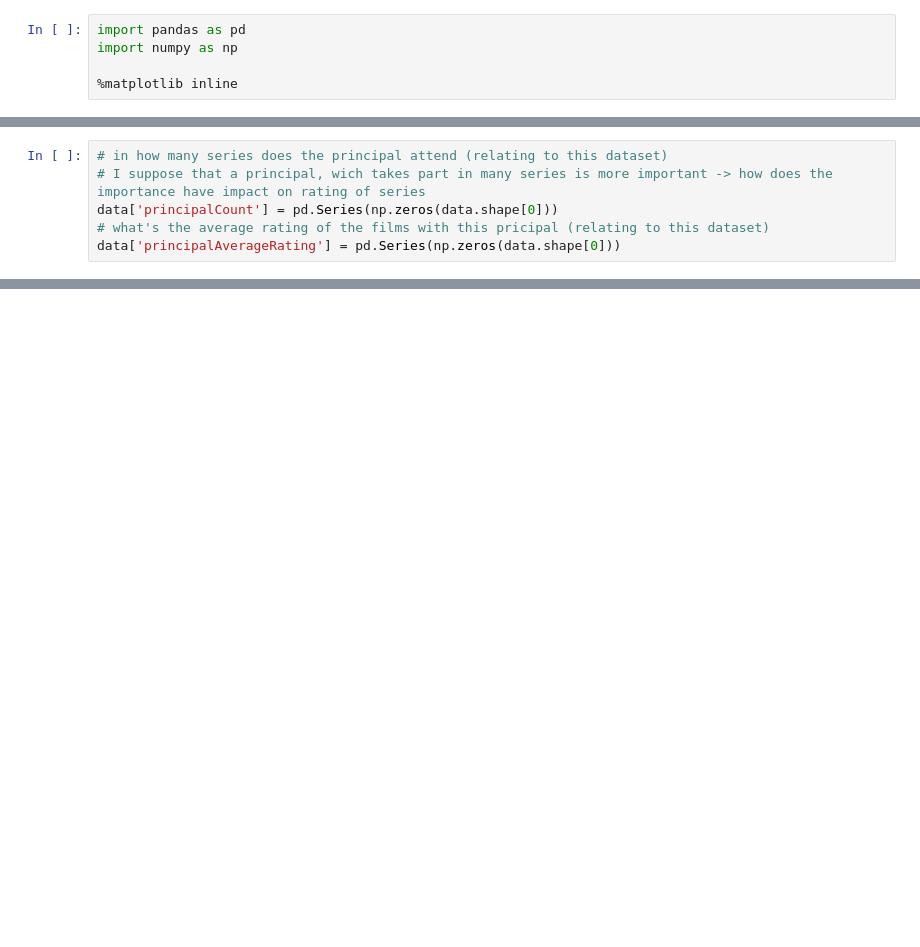
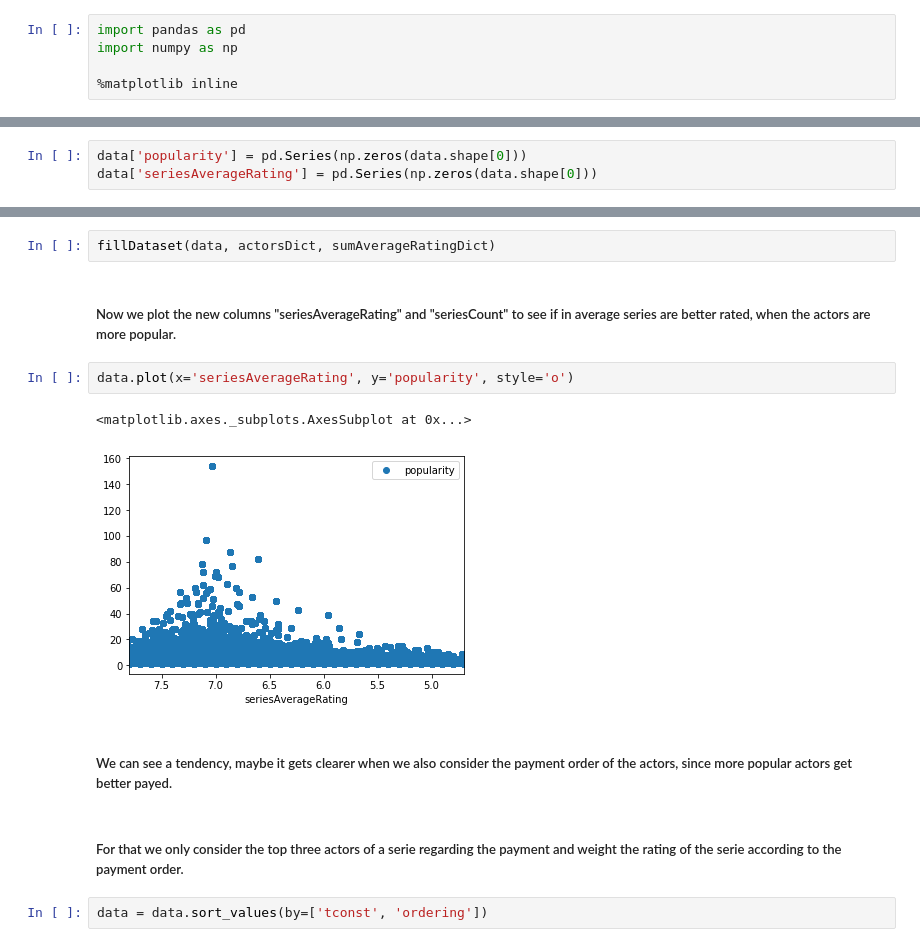
Before and after one commit to JenniferWi/visualization_secTask, a Jupyter notebook: series-Copy1.ipynb, the cells around one changed output, grey strips where cells are left out. Saved outputs shown, nothing was run; the diff lists cells and outputs as text; blank space fills up the shorter version.

```diff
--- a/series-Copy1.ipynb
+++ b/series-Copy1.ipynb
@@ -55,6 +61,0 @@ data.head()
-# %%
-# in how many series does the principal attend (relating to this dataset)
-# I suppose that a principal, wich takes part in many series is more important -> how does the importance have impact on rating of series
-data['principalCount'] = pd.Series(np.zeros(data.shape[0]))
-# what's the average rating of the films with this pricipal (relating to this dataset)
-data['principalAverageRating'] = pd.Series(np.zeros(data.shape[0]))
@@ -60,0 +64,3 @@ data['principalAverageRating'] = pd.Series(np.zeros(data.shape[0]))
+# %%
+data['popularity'] = pd.Series(np.zeros(data.shape[0]))
+data['seriesAverageRating'] = pd.Series(np.zeros(data.shape[0]))
@@ -60,0 +90,15 @@ data['principalAverageRating'] = pd.Series(np.zeros(data.shape[0]))
+# %%
+fillDataset(data, actorsDict, sumAverageRatingDict)
+# %% [markdown]
+##### Now we plot the new columns "seriesAverageRating" and "seriesCount" to see if in average series are better rated, when the actors are more popular.
+# %%
+data.plot(x='seriesAverageRating', y='popularity', style='o')
+# %% [output]
+<matplotlib.axes._subplots.AxesSubplot at 0x...>
+[figure, added]
+# %% [markdown]
+##### We can see a tendency, maybe it gets clearer when we also consider the payment order of the actors, since more popular actors get better payed.
+# %% [markdown]
+##### For that we only consider the top three actors of a serie regarding the payment and weight the rating of the serie according to the payment order.
+# %%
+data = data.sort_values(by=['tconst', 'ordering'])
```
Also changed, not shown: parts of 26 cells of this notebook.
